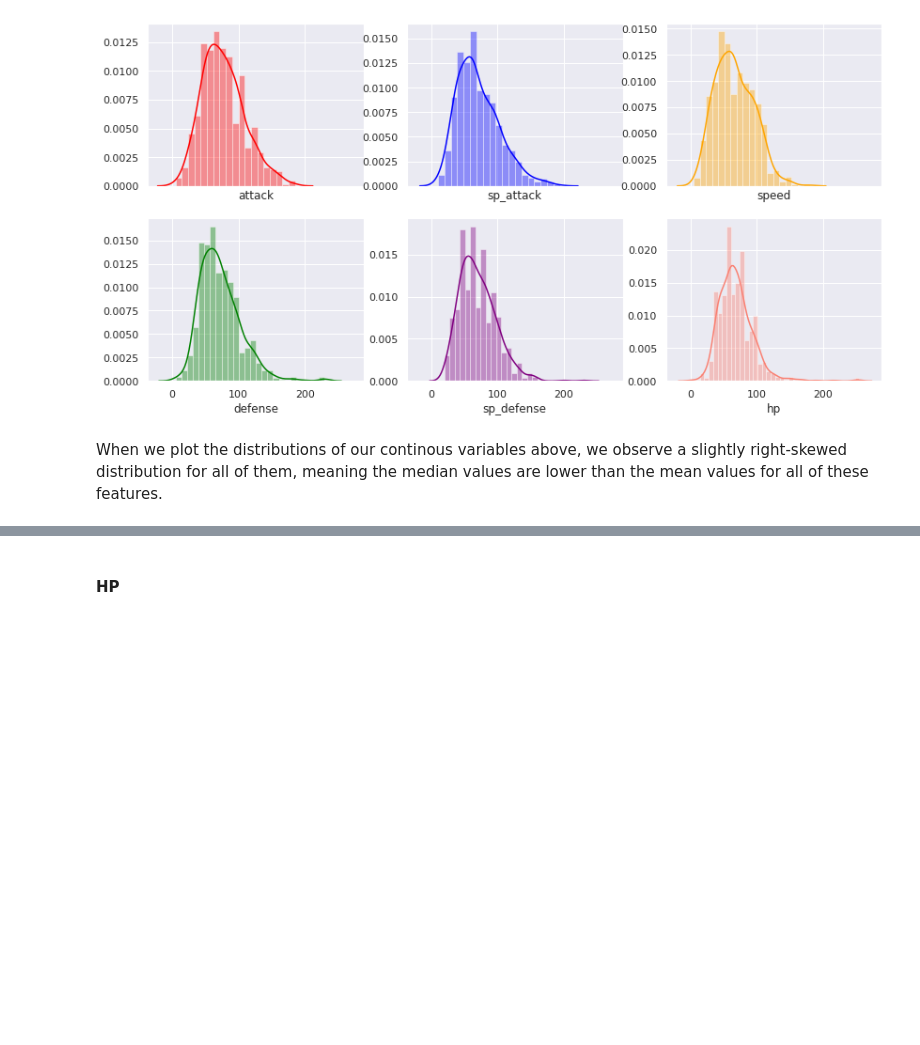
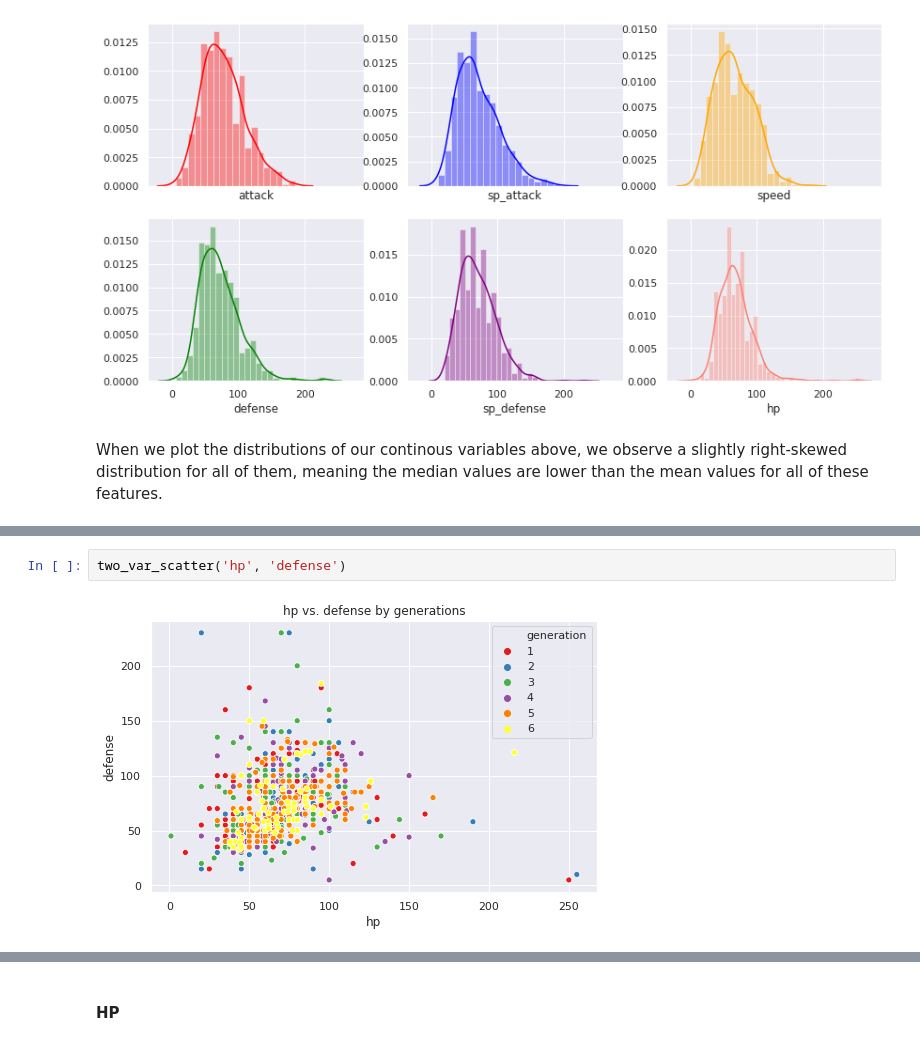
Before and after one commit to com-480-data-visualization/com-480-project-analaktycs, a Jupyter notebook: Milestone1_group2.ipynb, the cells around one changed output, grey strips where cells are left out. Drawn from its saved outputs; the diff is of its cells as text; blank space fills up the shorter version.

```diff
--- a/Milestone1_group2.ipynb
+++ b/Milestone1_group2.ipynb
@@ -564,0 +571,4 @@ When we plot the distributions of our continous variables above, we observe a sl
+# %%
+two_var_scatter('hp', 'defense')
+# %% [output]
+[figure, added]
```
Also changed, not shown: parts of 13 cells of this notebook.
